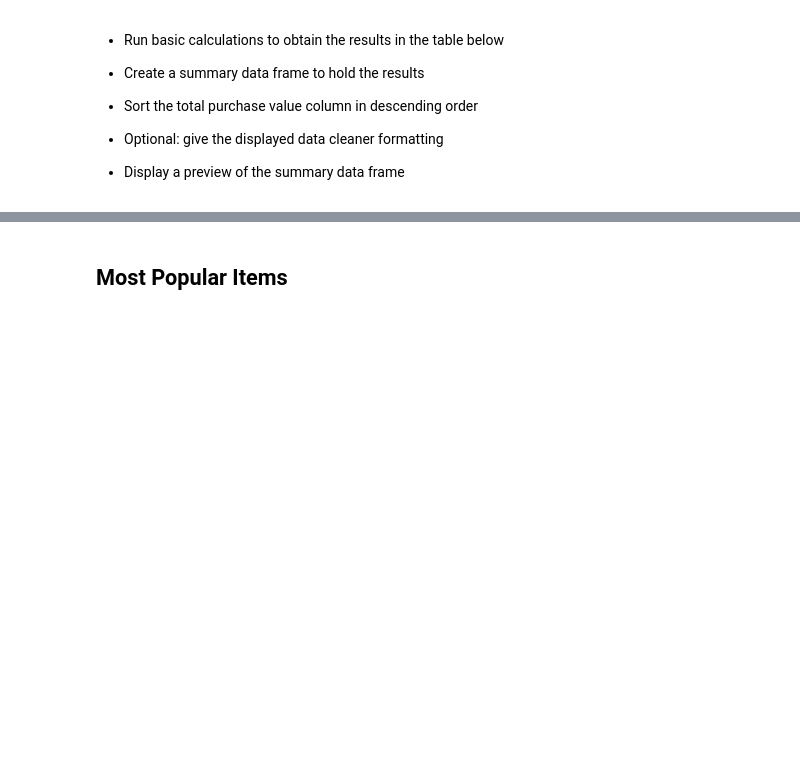
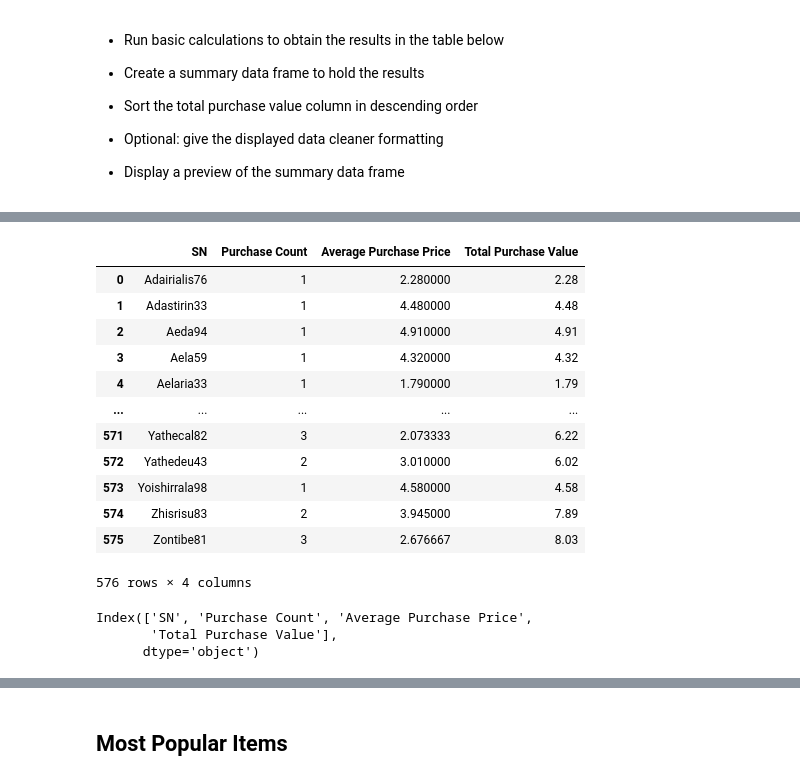
Before and after one commit to ttoffey/Pandas_Challenge, a Jupyter notebook: HeroesOfPymoli/HeroesOfPymoli_starter.ipynb, the cells around one changed output, grey strips where cells are left out. Cells and saved outputs as stored; diff of their text form; code cells hidden in the pictures; blank space fills up the shorter version.

```diff
--- a/HeroesOfPymoli/HeroesOfPymoli_starter.ipynb
+++ b/HeroesOfPymoli/HeroesOfPymoli_starter.ipynb
@@ -251,0 +274,4 @@ purchasePercent_Age
+# %%
+top_spenders = purchase_data.groupby(["SN"], as_index=False) ["Item ID"].count()
+top_spenders = top_spenders.rename(columns={"Item ID": "Purchase Count"})
+top_spenders
@@ -251,0 +292,7 @@ purchasePercent_Age
+# %%
+top_spend_sum = purchase_data.groupby(["SN"], as_index=False) ["Price"].sum()
+top_spend_sum = top_spend_sum.rename(columns={"Price": "Total Purchase Value"})
+# %%
+top_spend_avg = purchase_data.groupby(["SN"], as_index=False) ["Price"].mean()
+top_spend_avg = top_spend_avg.rename(columns={"Price": "Average Purchase Price"})
+top_spend_avg
@@ -251,0 +313,25 @@ purchasePercent_Age
+# %%
+merged_top_spend = pd.merge(top_spenders, top_spend_avg, how="left")
+merged_top_spend = pd.merge(merged_top_spend, top_spend_sum, how="left")
+merged_top_spend
+# %% [output]
+|  | SN | Purchase Count | Average Purchase Price | Total Purchase Value |
+| 0 | Adairialis76 | 1 | 2.280000 | 2.28 |
+| 1 | Adastirin33 | 1 | 4.480000 | 4.48 |
+| 2 | Aeda94 | 1 | 4.910000 | 4.91 |
+| 3 | Aela59 | 1 | 4.320000 | 4.32 |
+| 4 | Aelaria33 | 1 | 1.790000 | 1.79 |
+| ... | ... | ... | ... | ... |
+| 571 | Yathecal82 | 3 | 2.073333 | 6.22 |
+| 572 | Yathedeu43 | 2 | 3.010000 | 6.02 |
+| 573 | Yoishirrala98 | 1 | 4.580000 | 4.58 |
+| 574 | Zhisrisu83 | 2 | 3.945000 | 7.89 |
+| 575 | Zontibe81 | 3 | 2.676667 | 8.03 |
+576 rows × 4 columns
+# %%
+merged_top_spend = merged_top_spend.sort_values(by=["Total Purchase Value"], ascending=False)
+merged_top_spend.columns
+# %% [output]
+Index(['SN', 'Purchase Count', 'Average Purchase Price',
+       'Total Purchase Value'],
+      dtype='object')
```
Also changed, not shown: parts of 31 cells of this notebook, 3 other files.
